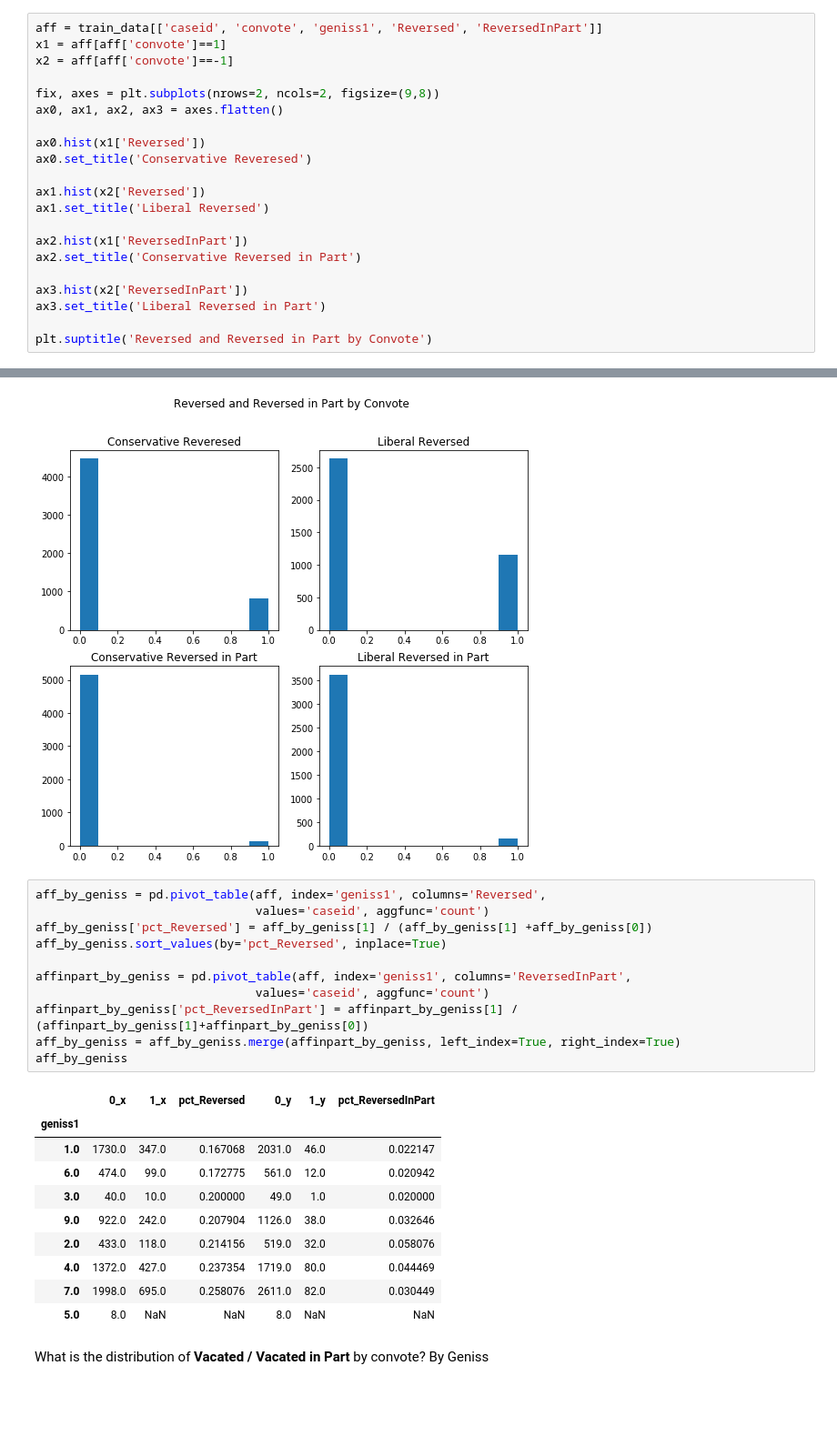
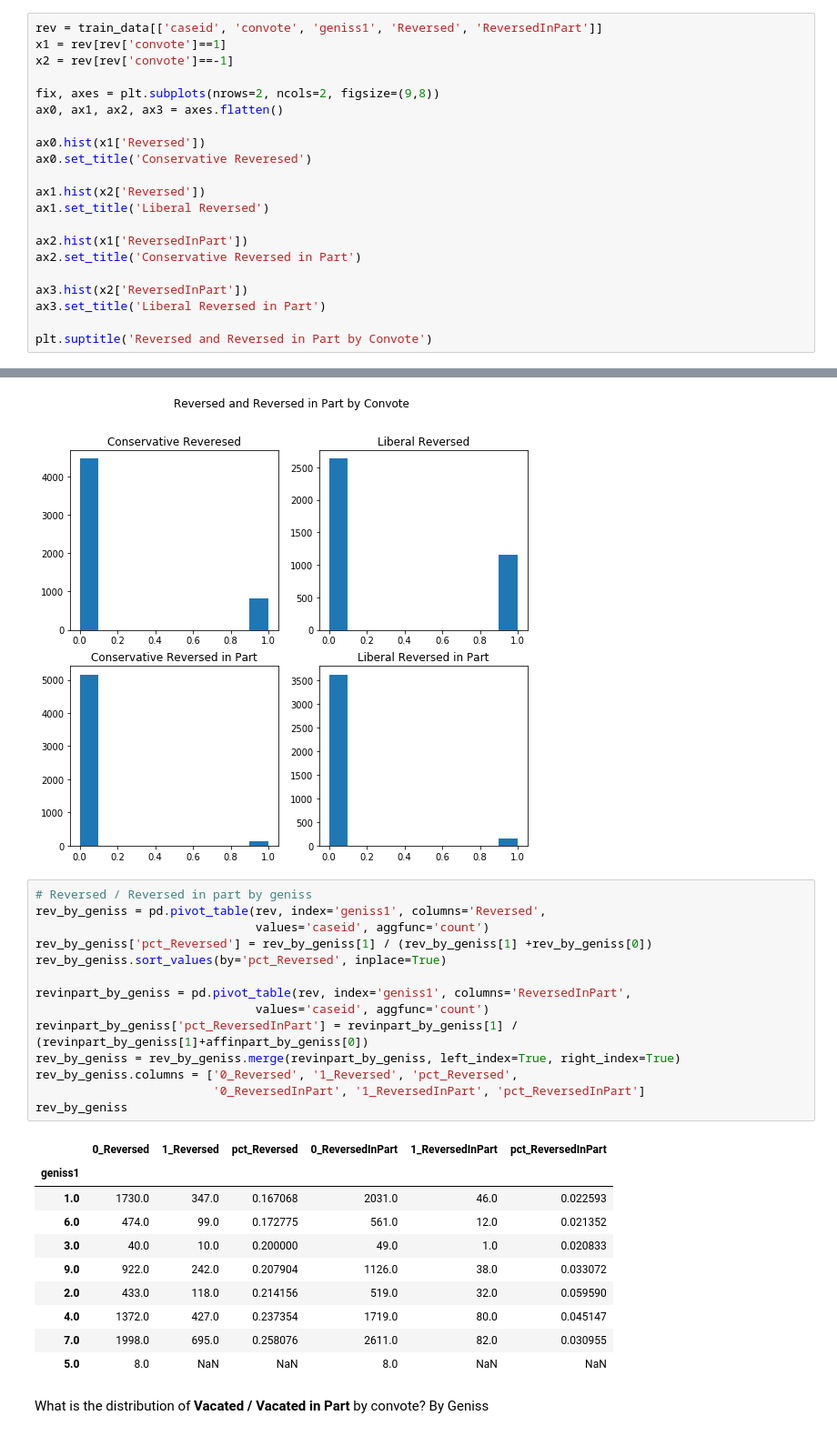
Before and after one commit to kailin-lu/CaseClassifier, a Jupyter notebook: CaseClassification.ipynb, the cells around one changed output, grey strips where cells are left out. Shown at 91% size. Cells and saved outputs as stored; diff of their text form; blank space fills up the shorter version.

```diff
--- a/Train.ipynb
+++ b/CaseClassification.ipynb
@@ -187,9 +191,9 @@ aff_by_geniss
 # %% [markdown]
 What is the distribution of **Reversed / Reversed in Part** by convote? By Geniss
 # %%
-aff = train_data[['caseid', 'convote', 'geniss1', 'Reversed', 'ReversedInPart']]
-x1 = aff[aff['convote']==1]
-x2 = aff[aff['convote']==-1]
+rev = train_data[['caseid', 'convote', 'geniss1', 'Reversed', 'ReversedInPart']]
+x1 = rev[rev['convote']==1]
+x2 = rev[rev['convote']==-1]
 
 fix, axes = plt.subplots(nrows=2, ncols=2, figsize=(9,8))
 ax0, ax1, ax2, ax3 = axes.flatten()
@@ -211,26 +215,29 @@ plt.suptitle('Reversed and Reversed in Part by Convote')
 <matplotlib.text.Text at 0x...>
 [figure]
 # %%
-aff_by_geniss = pd.pivot_table(aff, index='geniss1', columns='Reversed',
+# Reversed / Reversed in part by geniss
+rev_by_geniss = pd.pivot_table(rev, index='geniss1', columns='Reversed',
                                values='caseid', aggfunc='count')
-aff_by_geniss['pct_Reversed'] = aff_by_geniss[1] / (aff_by_geniss[1] +aff_by_geniss[0])
-aff_by_geniss.sort_values(by='pct_Reversed', inplace=True)
+rev_by_geniss['pct_Reversed'] = rev_by_geniss[1] / (rev_by_geniss[1] +rev_by_geniss[0])
+rev_by_geniss.sort_values(by='pct_Reversed', inplace=True)
 
-affinpart_by_geniss = pd.pivot_table(aff, index='geniss1', columns='ReversedInPart',
+revinpart_by_geniss = pd.pivot_table(rev, index='geniss1', columns='ReversedInPart',
                                values='caseid', aggfunc='count')
-affinpart_by_geniss['pct_ReversedInPart'] = affinpart_by_geniss[1] / (affinpart_by_geniss[1]+affinpart_by_geniss[0])
-aff_by_geniss = aff_by_geniss.merge(affinpart_by_geniss, left_index=True, right_index=True)
-aff_by_geniss
+revinpart_by_geniss['pct_ReversedInPart'] = revinpart_by_geniss[1] / (revinpart_by_geniss[1]+affinpart_by_geniss[0])
+rev_by_geniss = rev_by_geniss.merge(revinpart_by_geniss, left_index=True, right_index=True)
+rev_by_geniss.columns = ['0_Reversed', '1_Reversed', 'pct_Reversed',
+                         '0_ReversedInPart', '1_ReversedInPart', 'pct_ReversedInPart']
+rev_by_geniss
 # %% [output]
-|  | 0_x | 1_x | pct_Reversed | 0_y | 1_y | pct_ReversedInPart |
+|  | 0_Reversed | 1_Reversed | pct_Reversed | 0_ReversedInPart | 1_ReversedInPart | pct_ReversedInPart |
 | geniss1 |  |  |  |  |  |  |
-| 1.0 | 1730.0 | 347.0 | 0.167068 | 2031.0 | 46.0 | 0.022147 |
-| 6.0 | 474.0 | 99.0 | 0.172775 | 561.0 | 12.0 | 0.020942 |
-| 3.0 | 40.0 | 10.0 | 0.200000 | 49.0 | 1.0 | 0.020000 |
-| 9.0 | 922.0 | 242.0 | 0.207904 | 1126.0 | 38.0 | 0.032646 |
-| 2.0 | 433.0 | 118.0 | 0.214156 | 519.0 | 32.0 | 0.058076 |
-| 4.0 | 1372.0 | 427.0 | 0.237354 | 1719.0 | 80.0 | 0.044469 |
-| 7.0 | 1998.0 | 695.0 | 0.258076 | 2611.0 | 82.0 | 0.030449 |
+| 1.0 | 1730.0 | 347.0 | 0.167068 | 2031.0 | 46.0 | 0.022593 |
+| 6.0 | 474.0 | 99.0 | 0.172775 | 561.0 | 12.0 | 0.021352 |
+| 3.0 | 40.0 | 10.0 | 0.200000 | 49.0 | 1.0 | 0.020833 |
+| 9.0 | 922.0 | 242.0 | 0.207904 | 1126.0 | 38.0 | 0.033072 |
+| 2.0 | 433.0 | 118.0 | 0.214156 | 519.0 | 32.0 | 0.059590 |
+| 4.0 | 1372.0 | 427.0 | 0.237354 | 1719.0 | 80.0 | 0.045147 |
+| 7.0 | 1998.0 | 695.0 | 0.258076 | 2611.0 | 82.0 | 0.030955 |
 | 5.0 | 8.0 | NaN | NaN | 8.0 | NaN | NaN |
 # %% [markdown]
 What is the distribution of **Vacated / Vacated in Part** by convote? By Geniss
```
Also changed, not shown: parts of 40 cells of this notebook, 6 other files.
